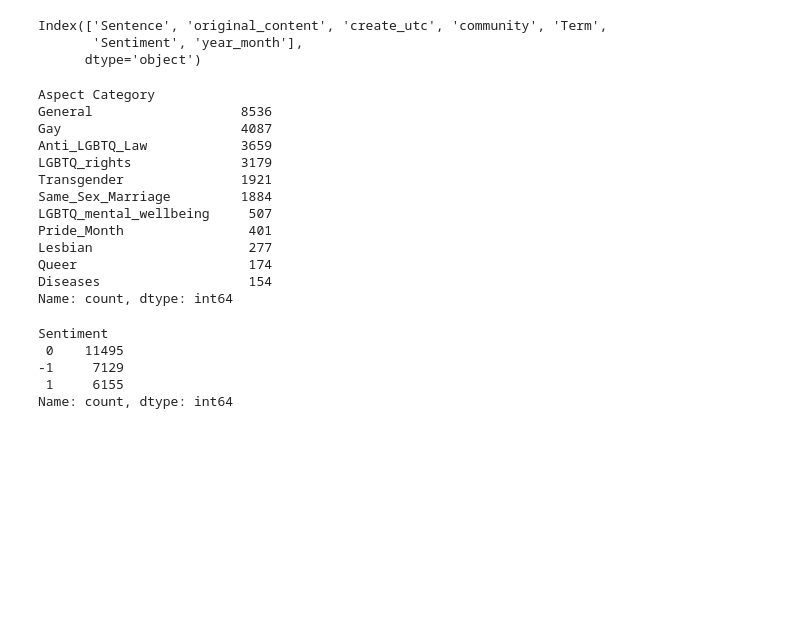
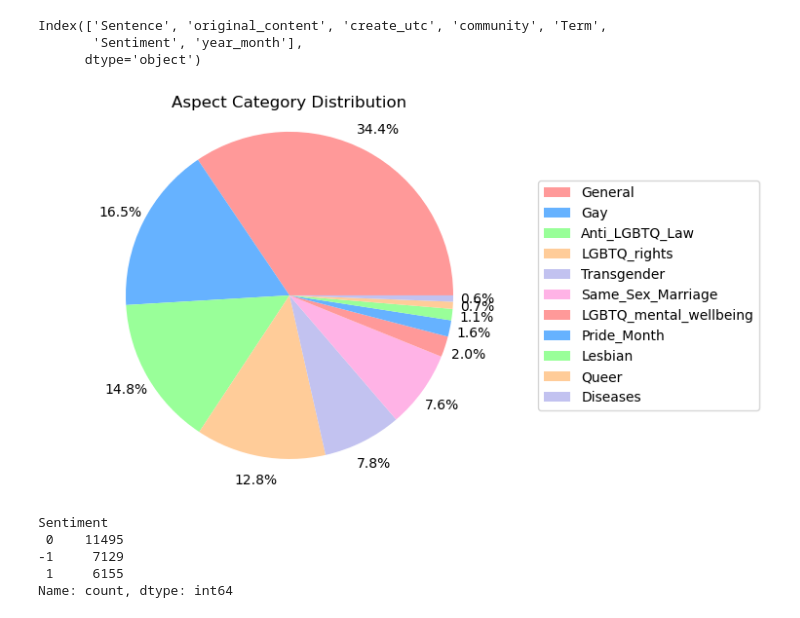
Before and after one commit to Jeffrey-David/Aspect-Based-Sentiment-Analysis-of-LGBTQ-Issues-in-Singapore, a Jupyter notebook: Analysis/Time_Series_Analysis.ipynb, the cells around one changed output. Saved outputs shown, nothing was run; the diff lists cells and outputs as text; code cells hidden in the pictures; blank space fills up the shorter version.

```diff
--- a/Analysis/Time_Series_Analysis.ipynb
+++ b/Analysis/Time_Series_Analysis.ipynb
@@ -28,46 +28,49 @@ Index(['Sentence', 'original_content', 'create_utc', 'community', 'Term',
 # %%
 aspect_term_lists = {
     'General': ['LGBT', 'LGBTQ', 'LGBTQ+', 'LGBTQIA+', 'homosexuality', 'homosexual', 'homo', 'sexual orientation', 'gender dysphoria', 'gender identity'],
     'Gay': ['Gay', 'ah gua', 'ah qua'],
     'Lesbian': ['Lesbian', 'les', 'sapphic'],
     'Bisexual': ['Bisexual'],
     'Transgender': ['Transgender', 'tranny', 'ladyboy', 'trans', 'sex reassignment'],
     'Queer': ['Queer', 'non-binary', 'non binary'],
     'Same_Sex_Marriage': ['same-sex couples', 'same-sex marriage', 'same sex marriage', 'same-sex partner', 'same sex', 'gay marriage'],
     'LGBTQ_rights': ['LGBT right', 'rights', 'IVF', 'adoption', 'housing'],
     'LGBTQ_mental_wellbeing': ['depression', 'suicide', 'mental health', 'mental illness'],
     'Diseases': ['HIV', 'HPV', 'syphilis', 'gonorrhoea', 'AIDS', 'diseases'],
     'Pride_Month': ['Pink dot', 'Wear White', 'Pride Month', 'pride parades'],
     'Anti_LGBTQ_Law': ['Anti-LGBTQ law', 'anti-LGBT laws', 'anti-LGBTQ laws', 'S377a', 'Section377a', 'section 377A', '377a', 'anti-gay law',
                        'Anti LGBTQ law', 'anti LGBT laws', 'anti LGBTQ laws', 'anti gay law', '377a penal code']
 }
 
 # Function to map text to category
 def map_text_to_category(text):
     for category, terms in aspect_term_lists.items():
         for term in terms:
             if term.lower() in text.lower():
                 return category
     return 'Other'  # If none of the terms are found, assign 'Other'
 
 # Create a new column in the DataFrame mapping text to category
 df['Aspect Category'] = df['Term'].apply(map_text_to_category)
 
-print(df['Aspect Category'].value_counts())
+category_counts = df['Aspect Category'].value_counts()
+custom_colors = ['#FF9999', '#66B2FF', '#99FF99', '#FFCC99', '#c2c2f0', '#ffb3e6']
+# Plotting the pie chart without category labels and with percentages outside
+category_counts.plot(kind='pie', autopct='%1.1f%%', labels=None, pctdistance=1.15, colors=custom_colors)
+
+# Equal aspect ratio ensures that pie is drawn as a circle
+plt.axis('equal')
+
+# Remove the y-label
+plt.ylabel('')
+
+# Add a title
+plt.title('Aspect Category Distribution')
+plt.legend(category_counts.index, loc='center left', bbox_to_anchor=(1, 0.5))
+
+plt.show()
 # %% [output]
-Aspect Category
-General                   8536
-Gay                       4087
-Anti_LGBTQ_Law            3659
-LGBTQ_rights              3179
-Transgender               1921
-Same_Sex_Marriage         1884
-LGBTQ_mental_wellbeing     507
-Pride_Month                401
-Lesbian                    277
-Queer                      174
-Diseases                   154
-Name: count, dtype: int64
+[figure, added]
 # %%
 def invert_sentiment(row):
     if row['Aspect Category'] == 'Anti_LGBTQ_Law':
```
Also changed, not shown: parts of 4 cells of this notebook, 1 other file.
